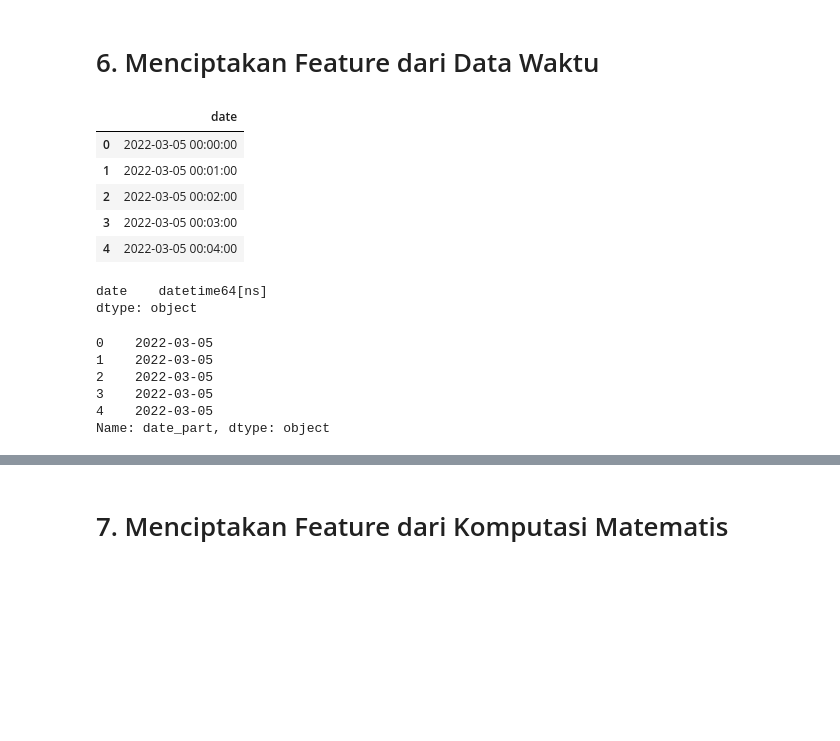
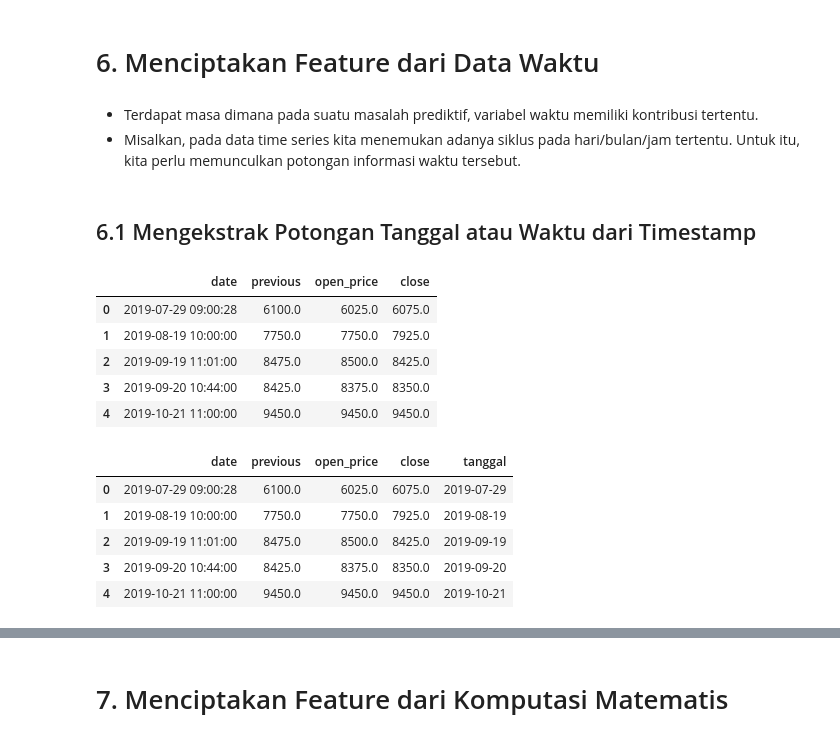
Before and after one commit to setokie/pjj-pengolahan-data-python, a Jupyter notebook: 04. Data Preparation/Hari 5 - Feature Engineering.ipynb, the cells around one changed output, grey strips where cells are left out. Saved outputs shown, nothing was run; the diff lists cells and outputs as text; code cells hidden in the pictures; blank space fills up the shorter version.

Commit message:
Hari 5

```diff
--- a/04. Data Preparation/Hari 5 - Feature Engineering.ipynb
+++ b/04. Data Preparation/Hari 5 - Feature Engineering.ipynb
@@ -569,28 +616,30 @@ Working with time in different time zones
+# %% [markdown]
+* Terdapat masa dimana pada suatu masalah prediktif, variabel waktu memiliki kontribusi tertentu.
+* Misalkan, pada data time series kita menemukan adanya siklus pada hari/bulan/jam tertentu. Untuk itu, kita perlu memunculkan potongan informasi waktu tersebut.
+# %% [markdown]
+## 6.1 Mengekstrak Potongan Tanggal atau Waktu dari Timestamp
 # %%
 import pandas as pd
-rng_ = pd.date_range('2022-03-05', periods=20, freq='T')
-df = pd.DataFrame({'date': rng_})
-df.head()
+data_waktu=pd.read_csv('TPIA.csv')
+data_wkt=data_waktu[['date', 'previous', 'open_price', 'close']].copy()
+data_wkt['date'] = pd.to_datetime(data_wkt['date'])
+data_wkt.head()
 # %% [output]
-|  | date |
-| 0 | 2022-03-05 00:00:00 |
-| 1 | 2022-03-05 00:01:00 |
-| 2 | 2022-03-05 00:02:00 |
-| 3 | 2022-03-05 00:03:00 |
-| 4 | 2022-03-05 00:04:00 |
+|  | date | previous | open_price | close |
+| 0 | 2019-07-29 09:00:28 | 6100.0 | 6025.0 | 6075.0 |
+| 1 | 2019-08-19 10:00:00 | 7750.0 | 7750.0 | 7925.0 |
+| 2 | 2019-09-19 11:01:00 | 8475.0 | 8500.0 | 8425.0 |
+| 3 | 2019-09-20 10:44:00 | 8425.0 | 8375.0 | 8350.0 |
+| 4 | 2019-10-21 11:00:00 | 9450.0 | 9450.0 | 9450.0 |
-# %%
-df.dtypes
-# %% [output]
-date    datetime64[ns]
-dtype: object
 # %%
-df['date_part'] = df['date'].dt.date
-df['date_part'].head()
+# Mengekstrak tanggal saja
+data_wkt['tanggal'] = data_wkt['date'].dt.date
+data_wkt.head()
 # %% [output]
-0    2022-03-05
-1    2022-03-05
-2    2022-03-05
-3    2022-03-05
-4    2022-03-05
-Name: date_part, dtype: object
+|  | date | previous | open_price | close | tanggal |
+| 0 | 2019-07-29 09:00:28 | 6100.0 | 6025.0 | 6075.0 | 2019-07-29 |
+| 1 | 2019-08-19 10:00:00 | 7750.0 | 7750.0 | 7925.0 | 2019-08-19 |
+| 2 | 2019-09-19 11:01:00 | 8475.0 | 8500.0 | 8425.0 | 2019-09-19 |
+| 3 | 2019-09-20 10:44:00 | 8425.0 | 8375.0 | 8350.0 | 2019-09-20 |
+| 4 | 2019-10-21 11:00:00 | 9450.0 | 9450.0 | 9450.0 | 2019-10-21 |
 # %%
```
Also changed, not shown: parts of 77 cells of this notebook, 2 other files.
